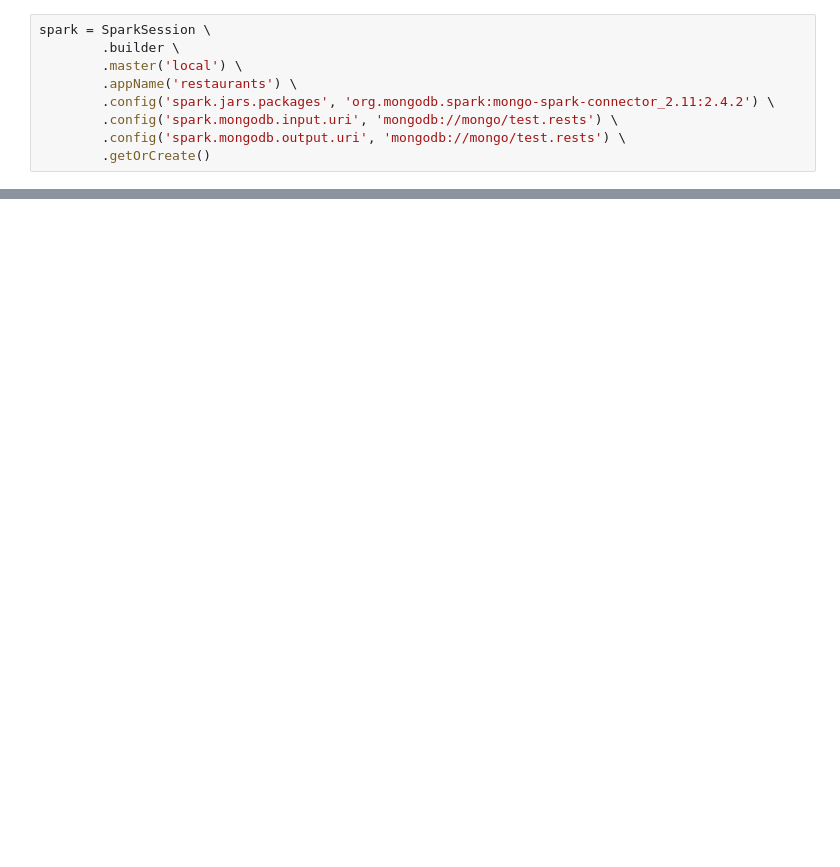
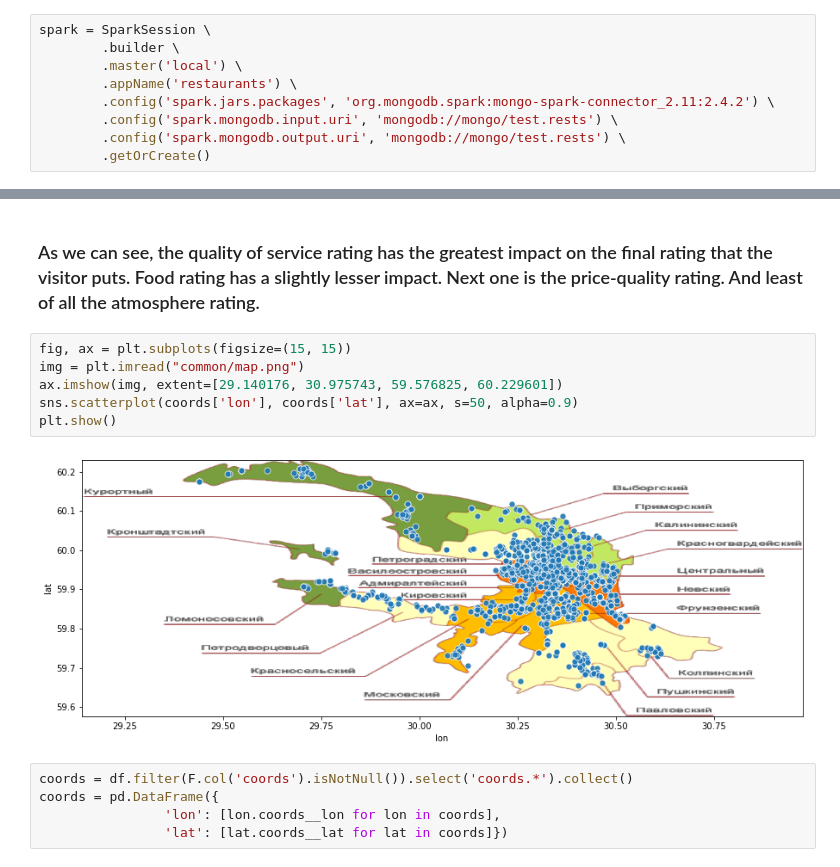
Before and after one commit to ValeryVolokha/SPbRestaurantsAnalyticalProject, a Jupyter notebook: analysis.ipynb, the cells around one changed output, grey strips where cells are left out. Saved outputs shown, nothing was run; the diff lists cells and outputs as text; blank space fills up the shorter version.

```diff
--- a/analysis.ipynb
+++ b/analysis.ipynb
@@ -99,0 +359,15 @@ only showing top 20 rows
+# %% [markdown]
+### As we can see, the quality of service rating has the greatest impact on the final rating that the visitor puts. Food rating has a slightly lesser impact. Next one is the price-quality rating. And least of all the atmosphere rating.
+# %%
+fig, ax = plt.subplots(figsize=(15, 15))
+img = plt.imread("common/map.png")
+ax.imshow(img, extent=[29.140176, 30.975743, 59.576825, 60.229601])
+sns.scatterplot(coords['lon'], coords['lat'], ax=ax, s=50, alpha=0.9)
+plt.show()
+# %% [output]
+[figure, added]
+# %%
+coords = df.filter(F.col('coords').isNotNull()).select('coords.*').collect()
+coords = pd.DataFrame({
+                'lon': [lon.coords__lon for lon in coords],
+                'lat': [lat.coords__lat for lat in coords]})
```
Also changed, not shown: parts of 28 cells of this notebook, 3 other files.
